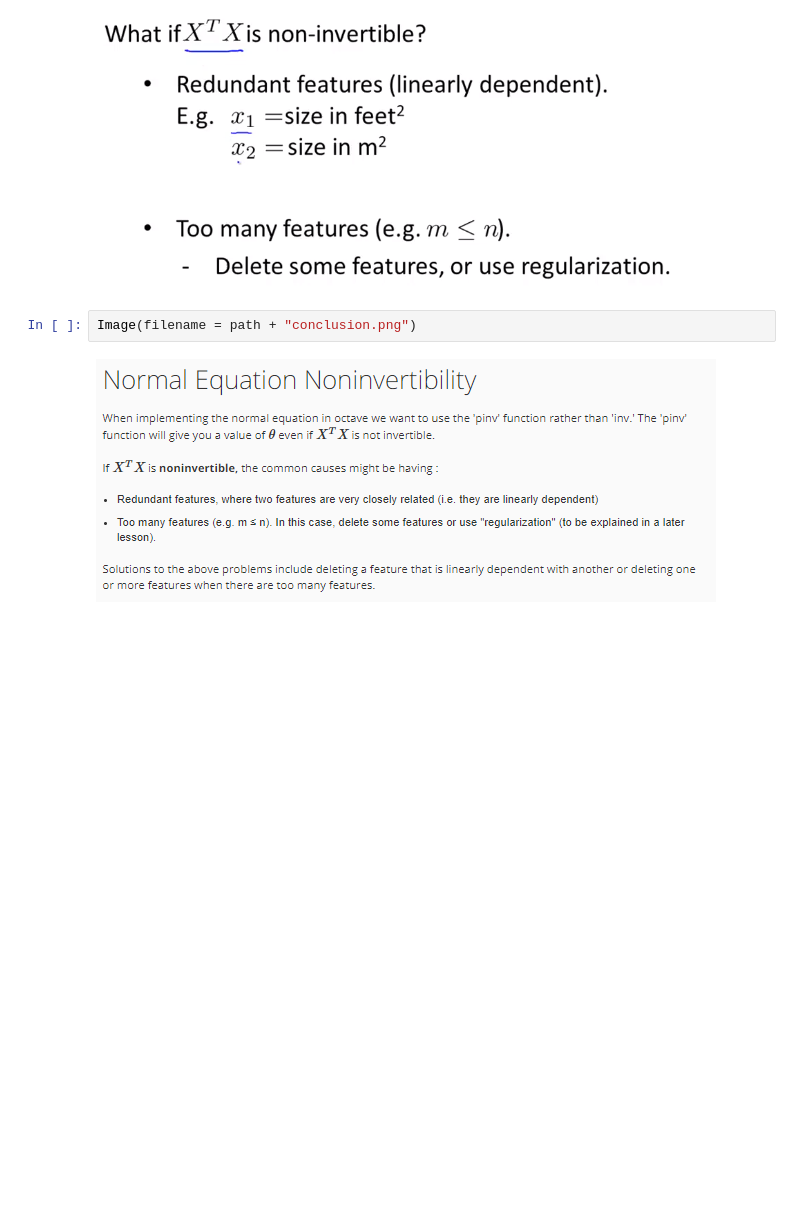
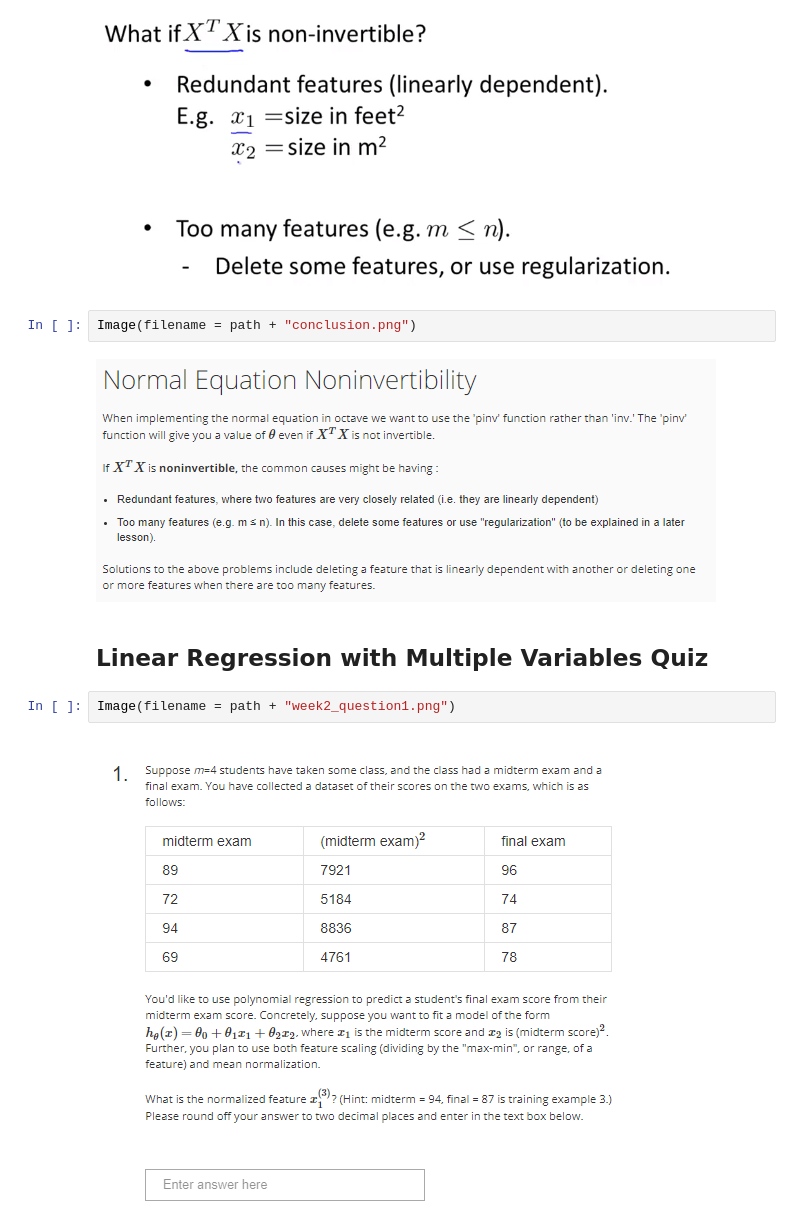
Before and after one commit to louloret/Andrew-NG-Machine-Learning, a Jupyter notebook: Week 2 Multivariate Linear Regression-checkpoint.ipynb, the cells around one changed output. Drawn from its saved outputs; the diff is of its cells as text; blank space fills up the shorter version.

```diff
--- a/Week 2 Multivariate Linear Regression-checkpoint.ipynb
+++ b/Week 2 Multivariate Linear Regression-checkpoint.ipynb
@@ -117,3 +117,9 @@ Image(filename = path + "causes.png")
 Image(filename = path + "conclusion.png")
 # %% [output]
 [figure]
+# %% [markdown]
+## Linear Regression with Multiple Variables Quiz
+# %%
+Image(filename = path + "week2_question1.png")
+# %% [output]
+[figure, added]
```
Also changed, not shown: parts of 10 cells of this notebook.
